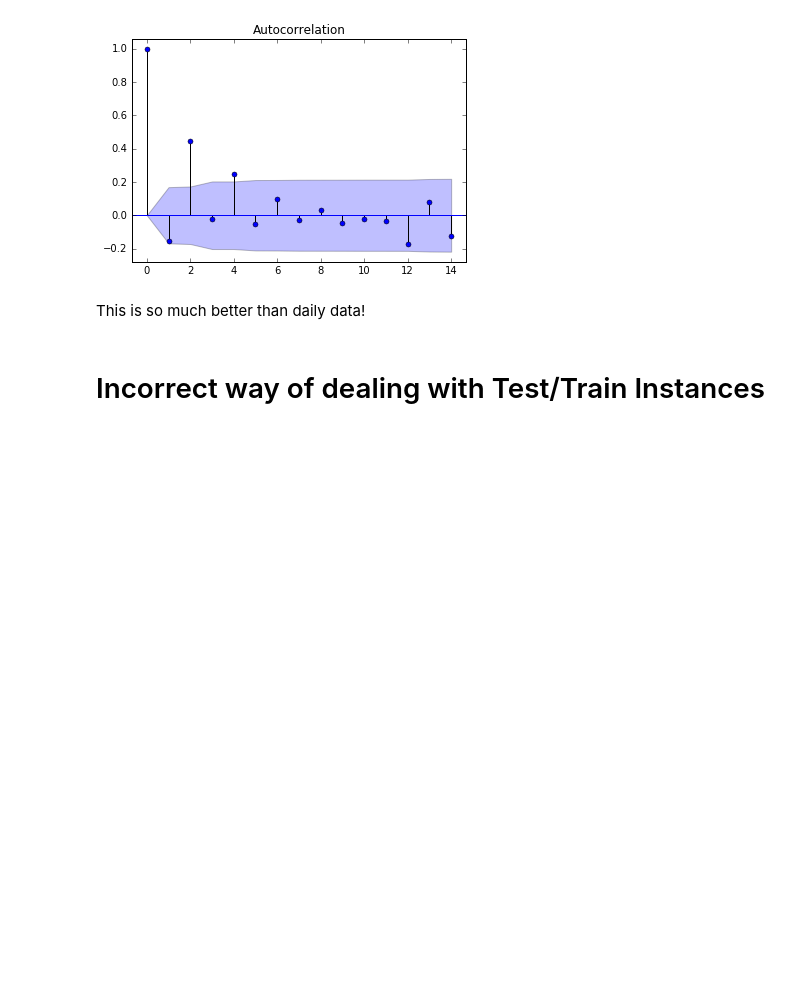
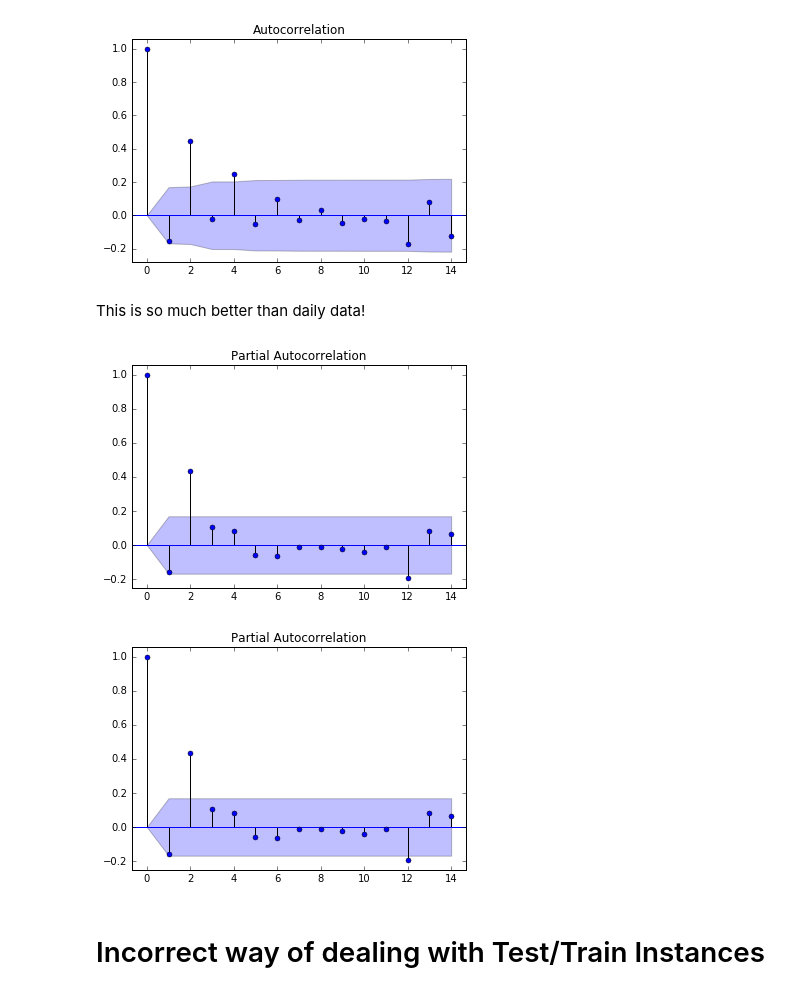
Before and after one commit to prymnumber/DS-SF-24, a Jupyter notebook: Code/Lecture15.ipynb, the cells around one changed output. Cells and saved outputs as stored; diff of their text form; code cells hidden in the pictures; blank space fills up the shorter version.

```diff
--- a/Code/Lecture15.ipynb
+++ b/Code/Lecture15.ipynb
@@ -190,6 +199,11 @@ plot_acf(store1_sales_weekly.Sales, lags=14)
 [figure]
 # %% [markdown]
 This is so much better than daily data!
+# %%
+plot_pacf(store1_sales_weekly.Sales, lags=14)
+# %% [output]
+[figure, added]
+[figure, added]
 # %% [markdown]
 # Incorrect way of dealing with Test/Train Instances
 # %% [markdown]
```
Also changed, not shown: parts of 4 cells of this notebook.
